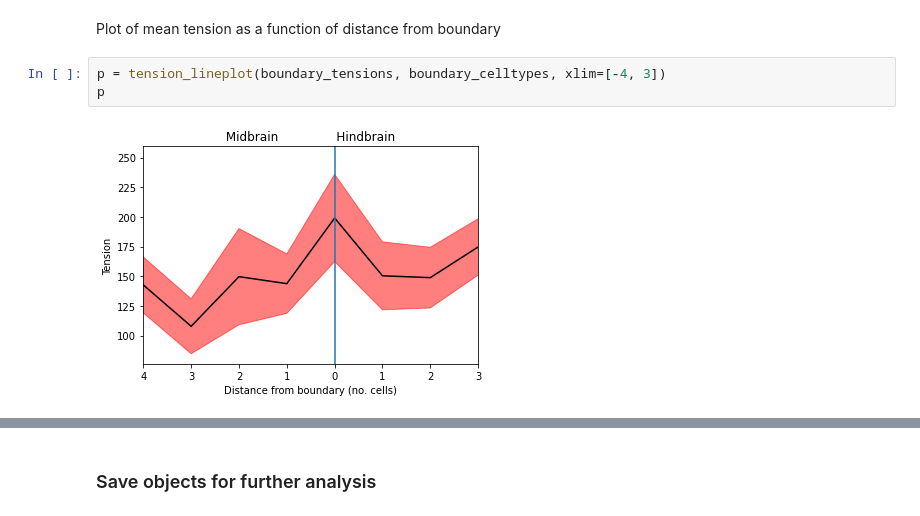
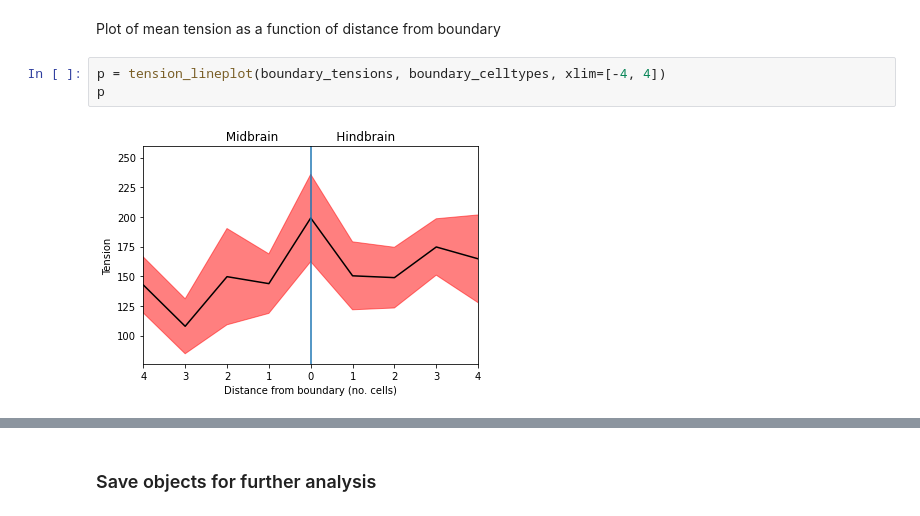
Before and after one commit to Computational-Morphogenomics-Group/TensionMap, a Jupyter notebook: notebooks/01_biophysical_analysis.ipynb, the cells around one changed output, grey strips where cells are left out. Cells and saved outputs as stored; diff of their text form.

```diff
--- a/notebooks/01_biophysical_analysis.ipynb
+++ b/notebooks/01_biophysical_analysis.ipynb
@@ -176,7 +172,7 @@ plt.show()
 # %% [markdown]
 Plot of mean tension as a function of distance from boundary
 # %%
-p = tension_lineplot(boundary_tensions, boundary_celltypes, xlim=[-4, 3])
+p = tension_lineplot(boundary_tensions, boundary_celltypes, xlim=[-4, 4])
 p
 # %% [output]
-[figure, old version]
+[figure, new version]
```
Also changed, not shown: parts of 12 cells of this notebook, 4 other files.
